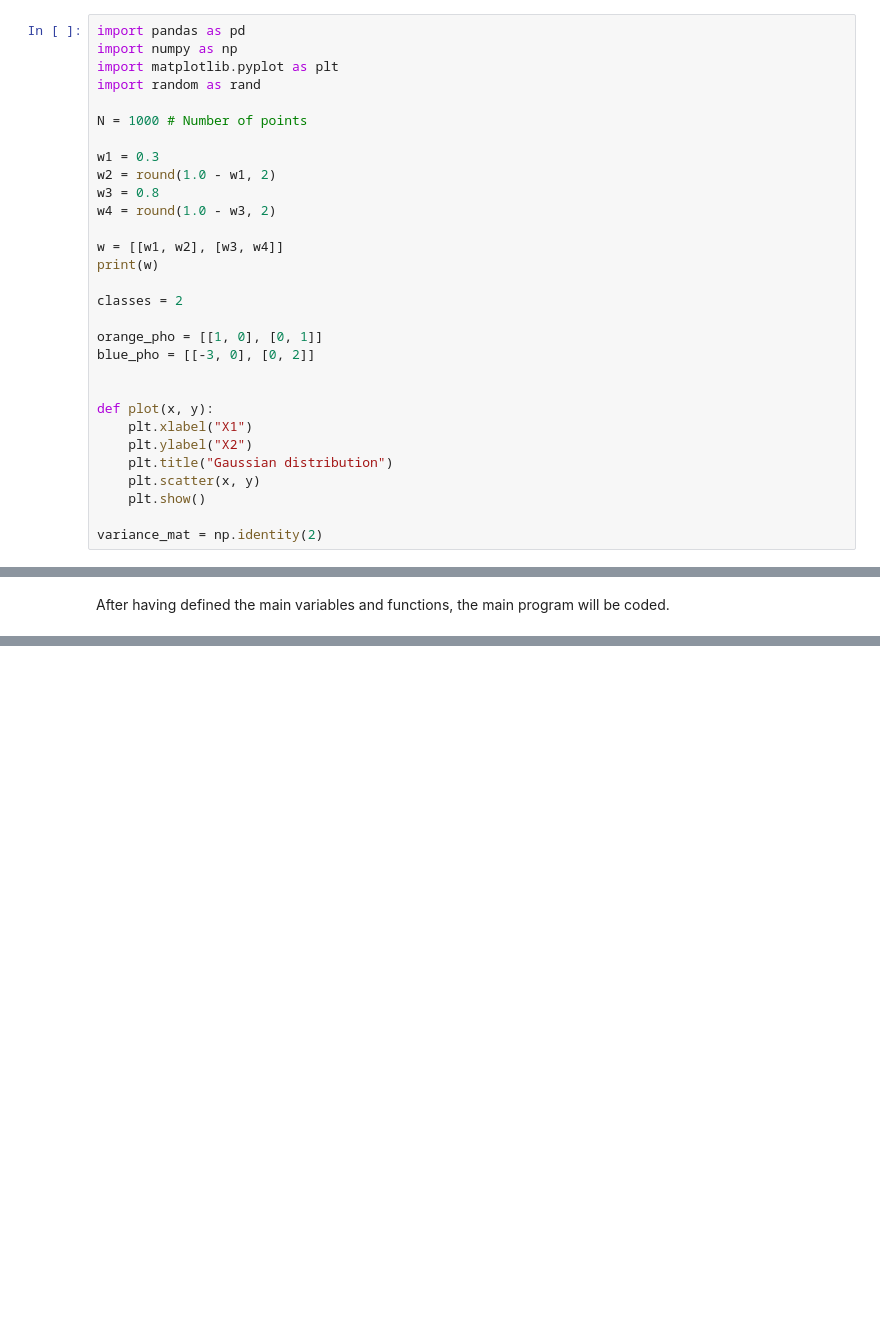
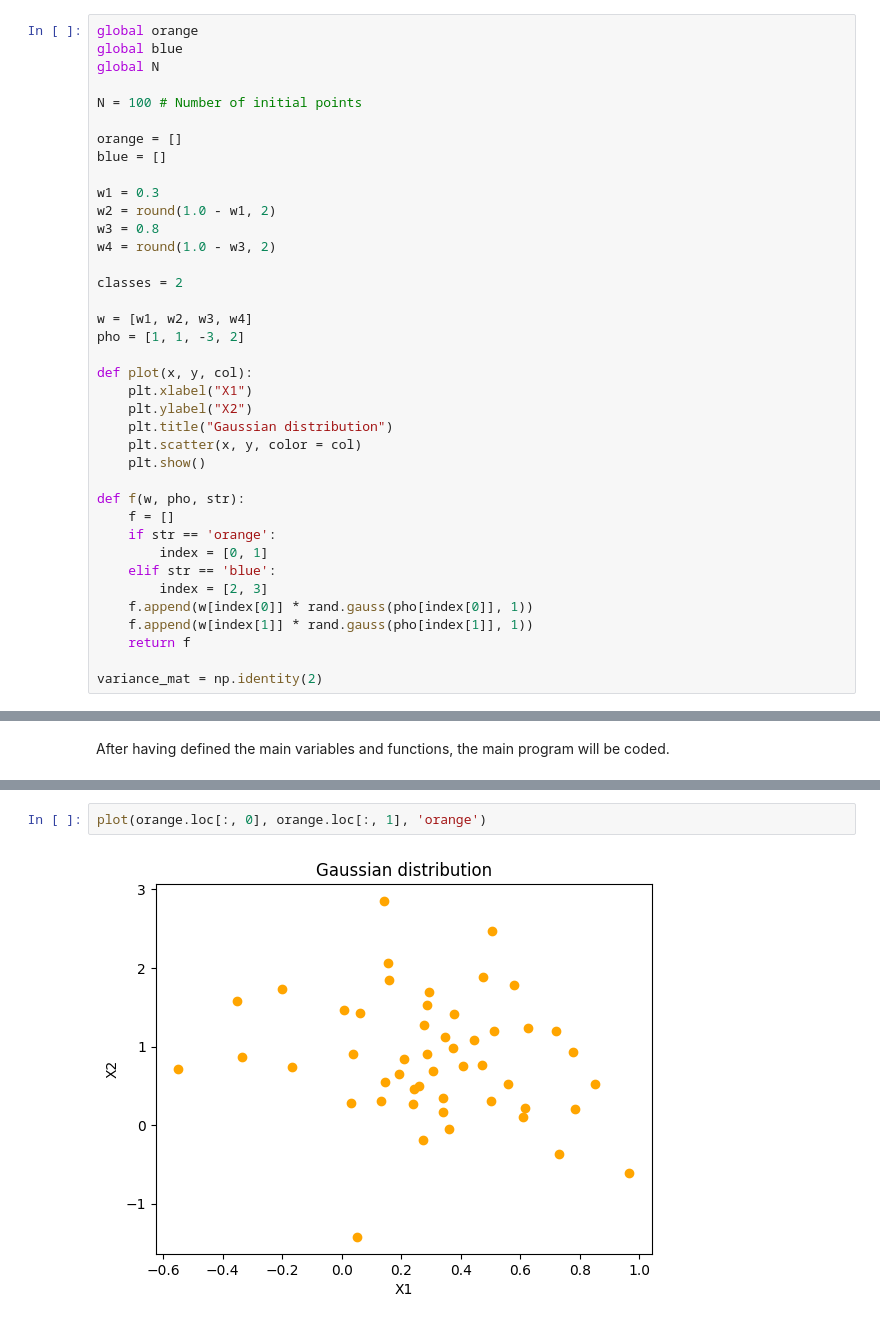
Before and after one commit to ferriitoo/MATH-569-Statistical-Learning, a Jupyter notebook: MATH_569_Julen_Ferro_HW1.ipynb, the cells around one changed output, grey strips where cells are left out. Cells and saved outputs as stored; diff of their text form; blank space fills up the shorter version.

```diff
--- a/MATH_569_Julen_Ferro_HW1.ipynb
+++ b/MATH_569_Julen_Ferro_HW1.ipynb
@@ -3,30 +8,38 @@ This is the HW1 of the subject.
 # %%
-import pandas as pd
-import numpy as np
-import matplotlib.pyplot as plt
-import random as rand
+global orange
+global blue
+global N
 
-N = 1000 # Number of points
+N = 100 # Number of initial points
+
+orange = []
+blue = []
 
 w1 = 0.3
 w2 = round(1.0 - w1, 2)
 w3 = 0.8
 w4 = round(1.0 - w3, 2)
 
-w = [[w1, w2], [w3, w4]]
-print(w)
-
 classes = 2
 
-orange_pho = [[1, 0], [0, 1]]
-blue_pho = [[-3, 0], [0, 2]]
+w = [w1, w2, w3, w4]
+pho = [1, 1, -3, 2]
 
-
-def plot(x, y):
+def plot(x, y, col):
     plt.xlabel("X1")
     plt.ylabel("X2")
     plt.title("Gaussian distribution")
-    plt.scatter(x, y)
+    plt.scatter(x, y, color = col)
     plt.show()
 
+def f(w, pho, str):
+    f = []
+    if str == 'orange':
+        index = [0, 1]
+    elif str == 'blue':
+        index = [2, 3]
+    f.append(w[index[0]] * rand.gauss(pho[index[0]], 1))
+    f.append(w[index[1]] * rand.gauss(pho[index[1]], 1))
+    return f
+
 variance_mat = np.identity(2)
@@ -47,0 +105,4 @@ print(f)
+# %%
+plot(orange.loc[:, 0], orange.loc[:, 1], 'orange')
+# %% [output]
+[figure, added]
```
Also changed, not shown: parts of 17 cells of this notebook.
